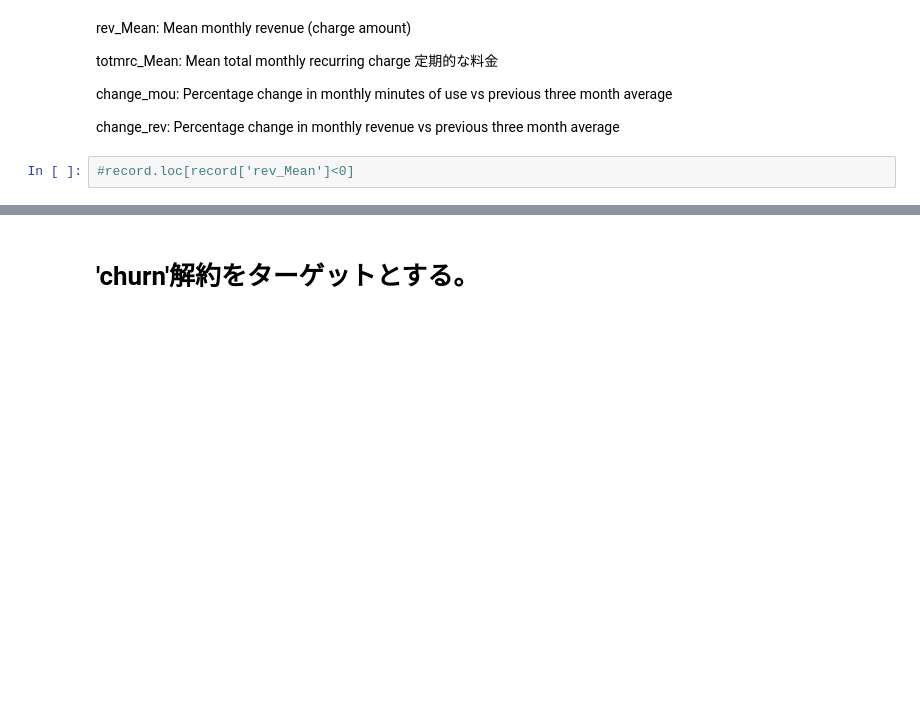
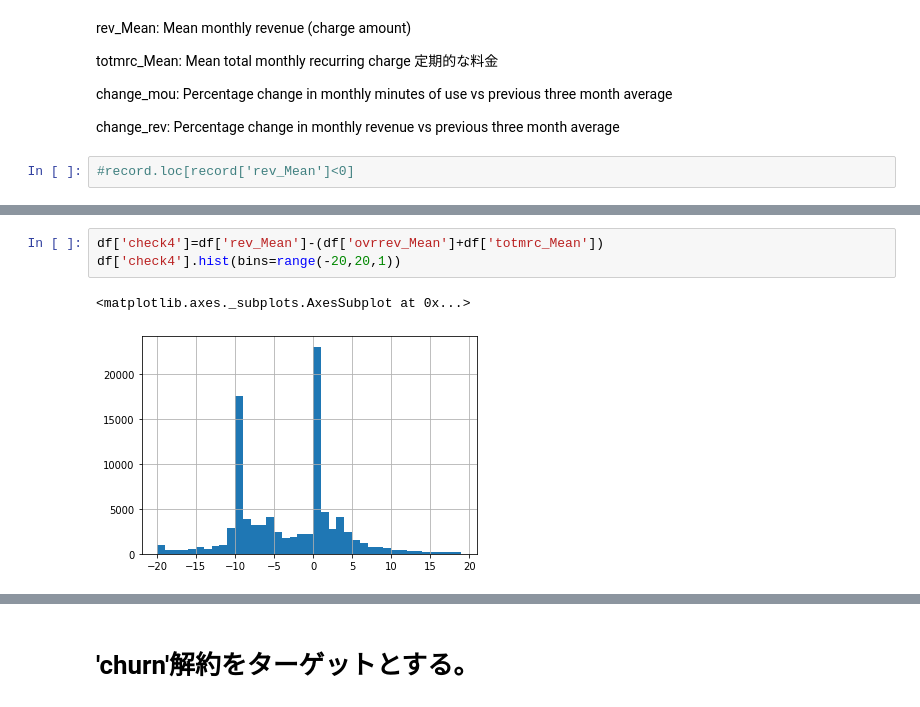
Before and after one commit to Yuji-ONUKI/GCI2020_Winter, a Jupyter notebook: final.ipynb, the cells around one changed output, grey strips where cells are left out. Cells and saved outputs as stored; diff of their text form; blank space fills up the shorter version.

```diff
--- a/final.ipynb
+++ b/final.ipynb
@@ -90,0 +97,6 @@ df=record
+# %%
+df['check4']=df['rev_Mean']-(df['ovrrev_Mean']+df['totmrc_Mean'])
+df['check4'].hist(bins=range(-20,20,1))
+# %% [output]
+<matplotlib.axes._subplots.AxesSubplot at 0x...>
+[figure, added]
```
Also changed, not shown: parts of 27 cells of this notebook.
